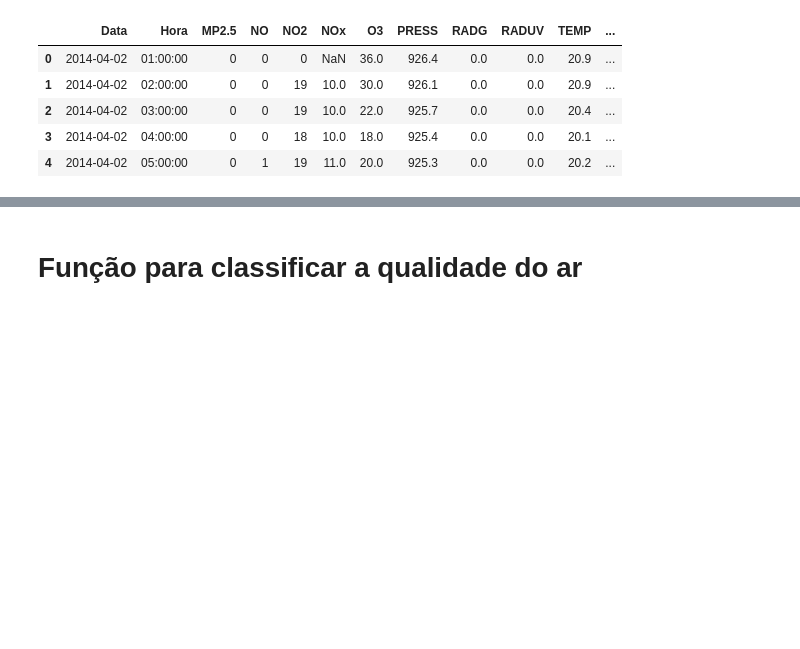
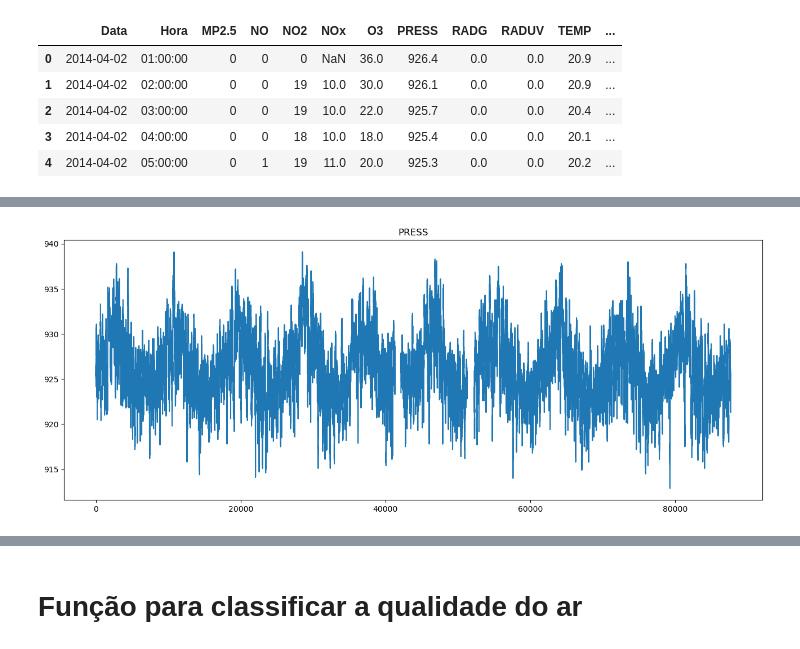
Before and after one commit to kellygaioni/ds_by_kelly, a Jupyter notebook: dados_cetesb.ipynb, the cells around one changed output, grey strips where cells are left out. Saved outputs shown, nothing was run; the diff lists cells and outputs as text; code cells hidden in the pictures; blank space fills up the shorter version.

```diff
--- a/dados_cetesb.ipynb
+++ b/dados_cetesb.ipynb
@@ -80,0 +155,8 @@ memory usage: 10.7+ MB
+# %%
+# plotar gráfico de linha PRESS
+plt.figure(figsize=(16,6))
+df['PRESS'].plot()
+plt.title('PRESS')
+plt.show()
+# %% [output]
+[figure, added]
```
Also changed, not shown: parts of 12 cells of this notebook.
